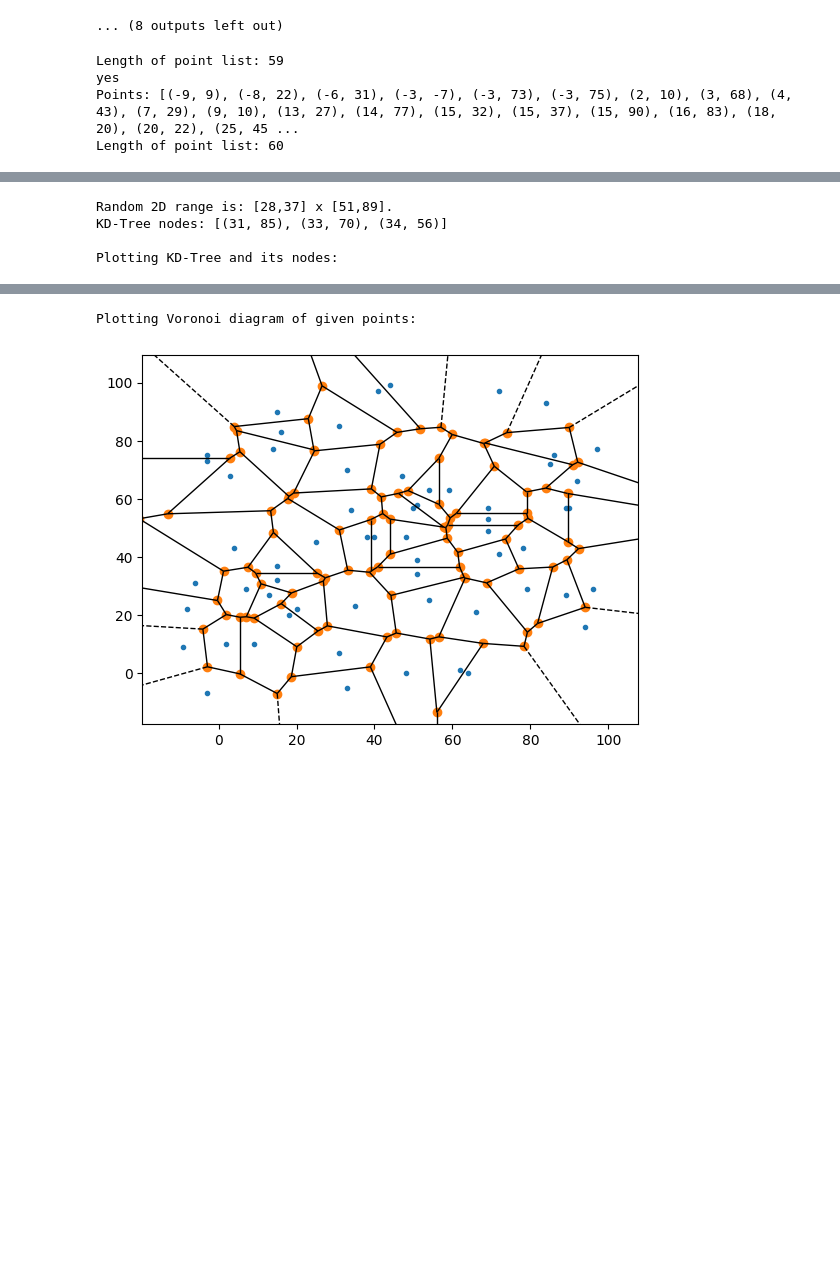
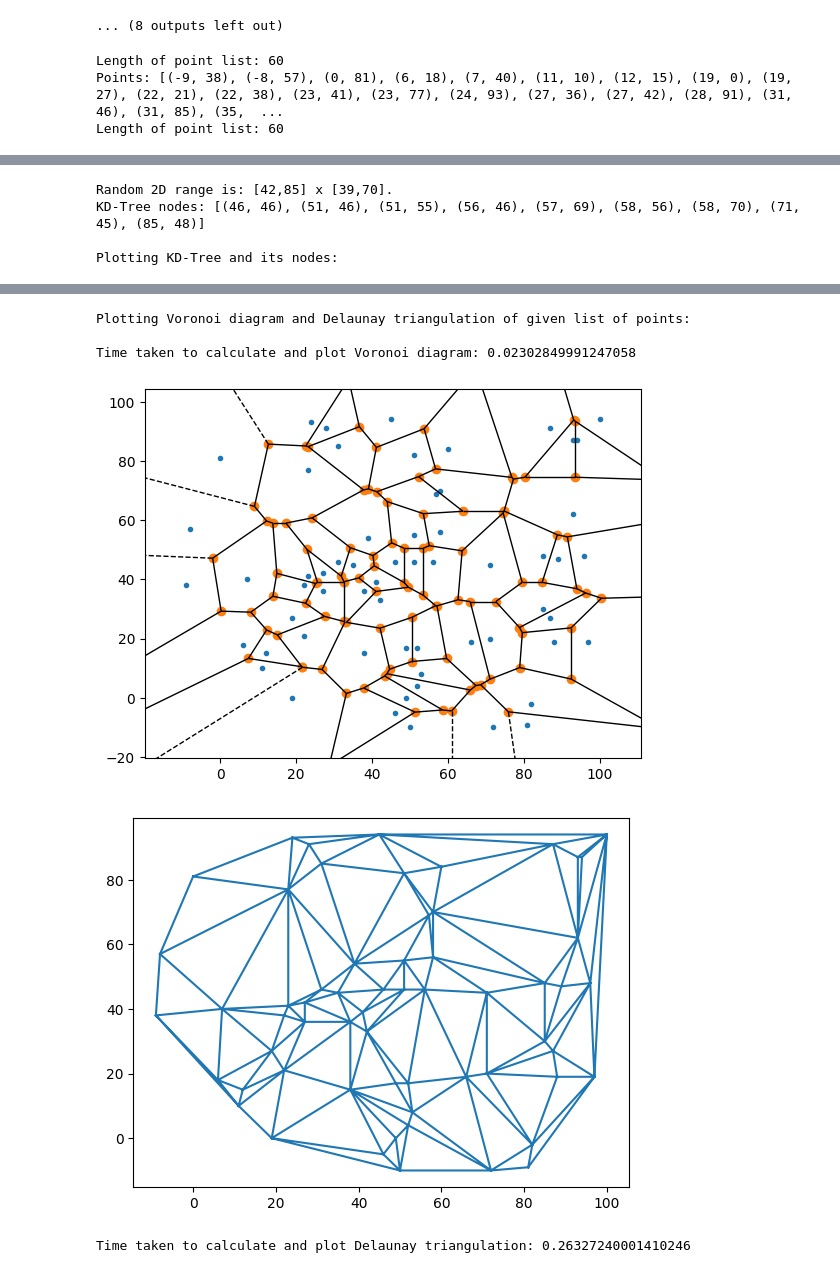
Before and after one commit to bilboy64/CompGeo, a Jupyter notebook: ch.ipynb, the cells around one changed output, grey strips where cells are left out. Cells and saved outputs as stored; diff of their text form; code cells hidden in the pictures; blank space fills up the shorter version.

```diff
--- a/ch.ipynb
+++ b/ch.ipynb
@@ -911,7 +911,6 @@ def main():
     # created this loop to ensure that randomly created points will continuously be added to
     # the list until we reach maximum size of <maxElements>.
     while len(points) < maxElements:
-        print("yes")
         newPoint = (random.randint(-10,100),random.randint(-10,100))
         if newPoint not in points:
             points.append(newPoint)
@@ -953,6 +952,7 @@ def main():
     print("Random 2D range is: [" + str(x_min) + "," + str(x_max) + "] x [" + str(y_min) + "," + str(y_max) + "].")
 
 
+
     # Calculating and printing both the kd-tree and its nodes.
     kd_tree_nodes = kd_tree_nodes_in_range(P = points, x_min = x_min, x_max = x_max, y_min = y_min, y_max = y_max)
 
@@ -967,27 +967,60 @@ def main():
 
 
 
-    # Voronoi Diagram
+
+    # Voronoi Diagram AND Delaunay Triangulation printed SEPARATELY.
+
+
+
+    # Calculating time taken to calculate and plot Voronoi diagram.
+    start = timeit.default_timer()
 
     # Using the Voronoi scipy method in order to plot respective
     # Voronoi diagram, where we've highlighted its vertices with
     # the orange color.
-    print("\nPlotting Voronoi diagram of given points:\n")
+    print("\nPlotting Voronoi diagram and Delaunay triangulation of given list of points:\n")
     voronoiDiagram = Voronoi(points = points)
     voronoi_plot_2d(voronoiDiagram, point_size = 6)
 
+    stop = timeit.default_timer()
+    print("Time taken to calculate and plot Voronoi diagram:", stop - start)
 
-    # Delaunay Triangulation
+
+    # Using the Delaunay scipy method in order to implement the
+    # Delaunay triangulation algorithm.
+    plt.figure()
+
+    # Calculating time taken to calculate and plot Delaunay triangulation.
+    start = timeit.default_timer()
+
+    delaunayTriangulation = Delaunay(points = points)
+    plt.triplot(x, y, delaunayTriangulation.simplices)
+    plt.show()
+
+    stop = timeit.default_timer()
+    print("Time taken to calculate and plot Delaunay triangulation:", stop - start)
 
 
 
 
 
+    # Voronoi Diagram AND Delaunay Triangulation printed SIMULTANEOUSLY.
+
+
+
+    voronoiDiagram = Voronoi(points = points)
+    voronoi_plot_2d(voronoiDiagram, point_size = 8, show_vertices = False)
+
+
+    delaunayTriangulation = Delaunay(points = points)
+    plt.triplot(x, y, delaunayTriangulation.simplices)
+    plt.show()
+
+
 
 if __name__ == "__main__":
     main()
 # %% [output]
-Length of point list: 59
-yes
-Points: [(-9, 9), (-8, 22), (-6, 31), (-3, -7), (-3, 73), (-3, 75), (2, 10), (3, 68), (4, 43), (7, 29), (9, 10), (13, 27), (14, 77), (15, 32), (15, 37), (15, 90), (16, 83), (18, 20), (20, 22), (25, 45 ...
 Length of point list: 60
+Points: [(-9, 38), (-8, 57), (0, 81), (6, 18), (7, 40), (11, 10), (12, 15), (19, 0), (19, 27), (22, 21), (22, 38), (23, 41), (23, 77), (24, 93), (27, 36), (27, 42), (28, 91), (31, 46), (31, 85), (35,  ...
+Length of point list: 60
@@ -995,4 +1028,4 @@ Length of point list: 60
-Random 2D range is: [28,37] x [51,89].
-KD-Tree nodes: [(31, 85), (33, 70), (34, 56)]
+Random 2D range is: [42,85] x [39,70].
+KD-Tree nodes: [(46, 46), (51, 46), (51, 55), (56, 46), (57, 69), (58, 56), (58, 70), (71, 45), (85, 48)]
 
 Plotting KD-Tree and its nodes:
@@ -1001,2 +1034,6 @@ Plotting KD-Tree and its nodes:
-Plotting Voronoi diagram of given points:
+Plotting Voronoi diagram and Delaunay triangulation of given list of points:
+
+Time taken to calculate and plot Voronoi diagram: 0.02302849991247058
-[figure, old version]
+[figure, new version]
+[figure, added]
+Time taken to calculate and plot Delaunay triangulation: 0.26327240001410246
```
Also changed, not shown: parts of 1 cell of this notebook, 1 other file.
